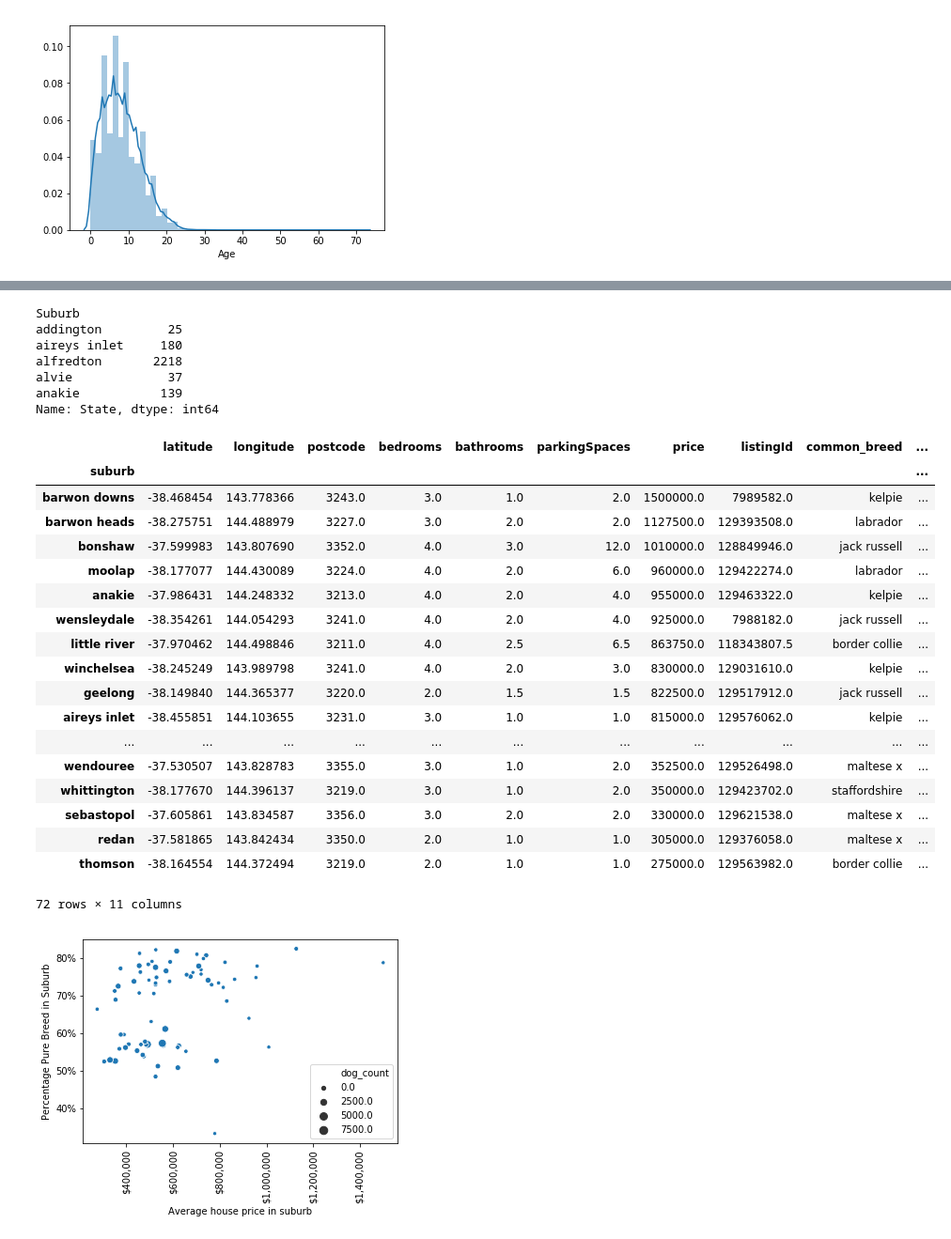
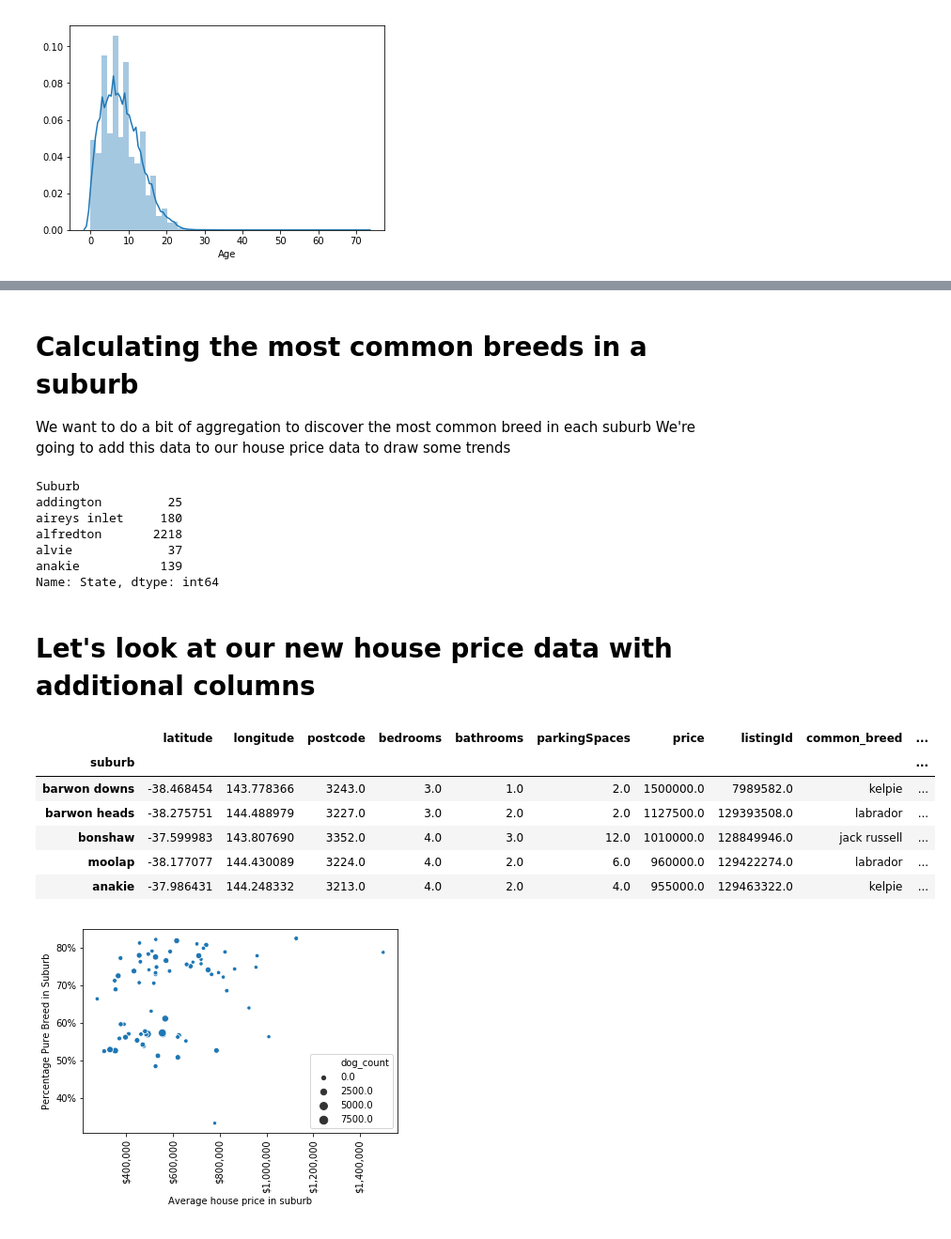
Before and after one commit to chrismelba/vicpets, a Jupyter notebook: vicpets.ipynb, the cells around one changed output, grey strips where cells are left out. Shown: that part at 94% size. Saved outputs shown, nothing was run; the diff lists cells and outputs as text; code cells hidden in the pictures.

```diff
--- a/vicpets.ipynb
+++ b/vicpets.ipynb
@@ -245,3 +204,6 @@ sns.distplot(df[(df.Animal_Type=='dog') & (df.Melbourne == False)].Age.dropna())
+# %% [markdown]
+# Calculating the most common breeds in a suburb
+We want to do a bit of aggregation to discover the most common breed in each suburb We're going to add this data to our house price data to draw some trends
 # %%
 commonbreed = df[df.Animal_Type=='dog'].groupby(['Suburb']).agg(lambda x:x['Breed_Description_primary'].value_counts().index[0])['Breed_Description_primary']
 pure_breed_percent = df[df.Animal_Type=='dog'].groupby(['Suburb']).mean()['pure_breed']
@@ -261,28 +223,18 @@ housepriceavg['pure_breed'] = pure_breed_percent
 housepriceavg['dog_count'] = dog_count
 # %%
 housepriceavg = housepriceavg.dropna().sort_values(by = 'price', ascending = False)
+# %% [markdown]
+# Let's look at our new house price data with additional columns
 # %%
-housepriceavg
+housepriceavg.head()
 # %% [output]
 |  | latitude | longitude | postcode | bedrooms | bathrooms | parkingSpaces | price | listingId | common_breed | ... |
 | suburb |  |  |  |  |  |  |  |  |  | ... |
 | barwon downs | -38.468454 | 143.778366 | 3243.0 | 3.0 | 1.0 | 2.0 | 1500000.0 | 7989582.0 | kelpie | ... |
 | barwon heads | -38.275751 | 144.488979 | 3227.0 | 3.0 | 2.0 | 2.0 | 1127500.0 | 129393508.0 | labrador | ... |
 | bonshaw | -37.599983 | 143.807690 | 3352.0 | 4.0 | 3.0 | 12.0 | 1010000.0 | 128849946.0 | jack russell | ... |
 | moolap | -38.177077 | 144.430089 | 3224.0 | 4.0 | 2.0 | 6.0 | 960000.0 | 129422274.0 | labrador | ... |
 | anakie | -37.986431 | 144.248332 | 3213.0 | 4.0 | 2.0 | 4.0 | 955000.0 | 129463322.0 | kelpie | ... |
-| wensleydale | -38.354261 | 144.054293 | 3241.0 | 4.0 | 2.0 | 4.0 | 925000.0 | 7988182.0 | jack russell | ... |
-| little river | -37.970462 | 144.498846 | 3211.0 | 4.0 | 2.5 | 6.5 | 863750.0 | 118343807.5 | border collie | ... |
-| winchelsea | -38.245249 | 143.989798 | 3241.0 | 4.0 | 2.0 | 3.0 | 830000.0 | 129031610.0 | kelpie | ... |
-| geelong | -38.149840 | 144.365377 | 3220.0 | 2.0 | 1.5 | 1.5 | 822500.0 | 129517912.0 | jack russell | ... |
-| aireys inlet | -38.455851 | 144.103655 | 3231.0 | 3.0 | 1.0 | 1.0 | 815000.0 | 129576062.0 | kelpie | ... |
-| ... | ... | ... | ... | ... | ... | ... | ... | ... | ... | ... |
-| wendouree | -37.530507 | 143.828783 | 3355.0 | 3.0 | 1.0 | 2.0 | 352500.0 | 129526498.0 | maltese x | ... |
-| whittington | -38.177670 | 144.396137 | 3219.0 | 3.0 | 1.0 | 2.0 | 350000.0 | 129423702.0 | staffordshire | ... |
-| sebastopol | -37.605861 | 143.834587 | 3356.0 | 3.0 | 2.0 | 2.0 | 330000.0 | 129621538.0 | maltese x | ... |
-| redan | -37.581865 | 143.842434 | 3350.0 | 2.0 | 1.0 | 1.0 | 305000.0 | 129376058.0 | maltese x | ... |
-| thomson | -38.164554 | 144.372494 | 3219.0 | 2.0 | 1.0 | 1.0 | 275000.0 | 129563982.0 | border collie | ... |
-72 rows × 11 columns
 # %%
 ax = sns.scatterplot(x = 'price', y = 'pure_breed', size='dog_count', data = housepriceavg)
 ax.get_xaxis().set_major_formatter(plt.FuncFormatter(lambda x, loc: "${:,}".format(int(x))))
```
Also changed, not shown: parts of 22 cells of this notebook, 1 other file.
